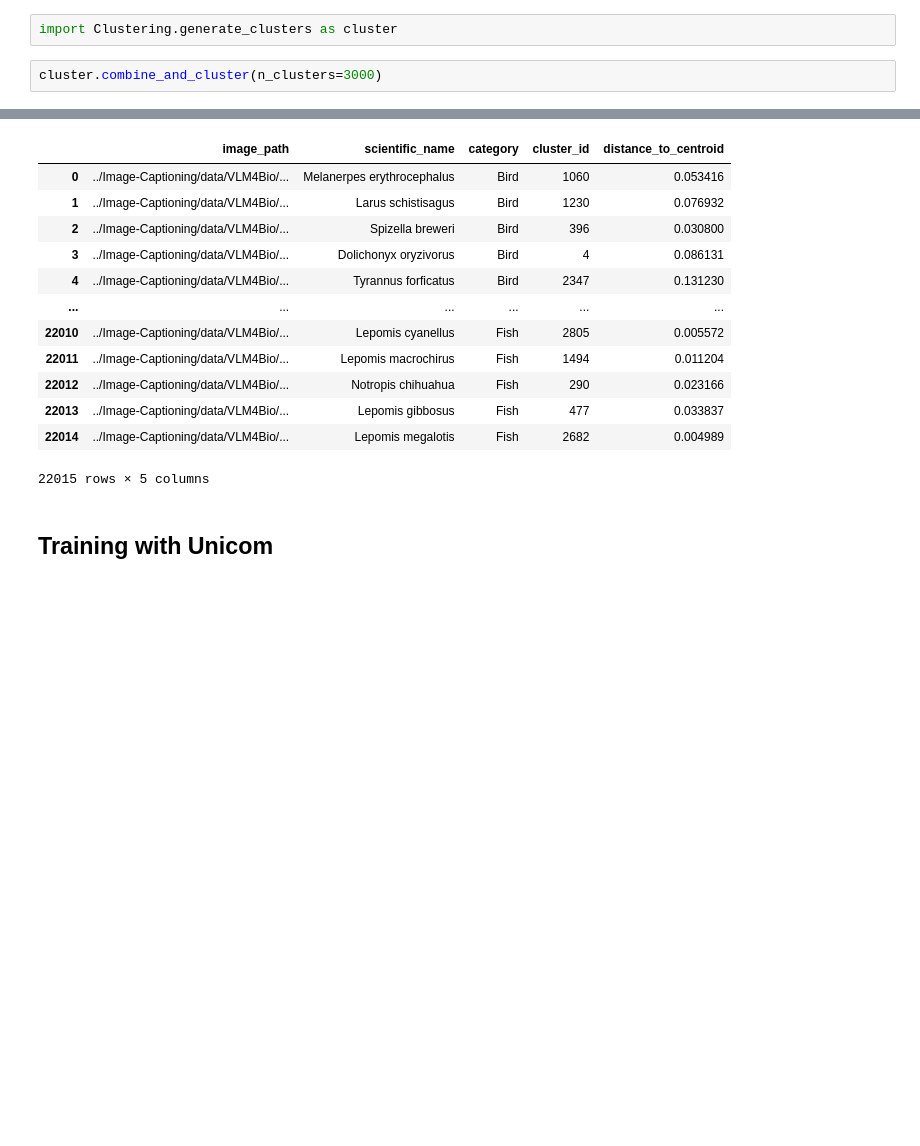
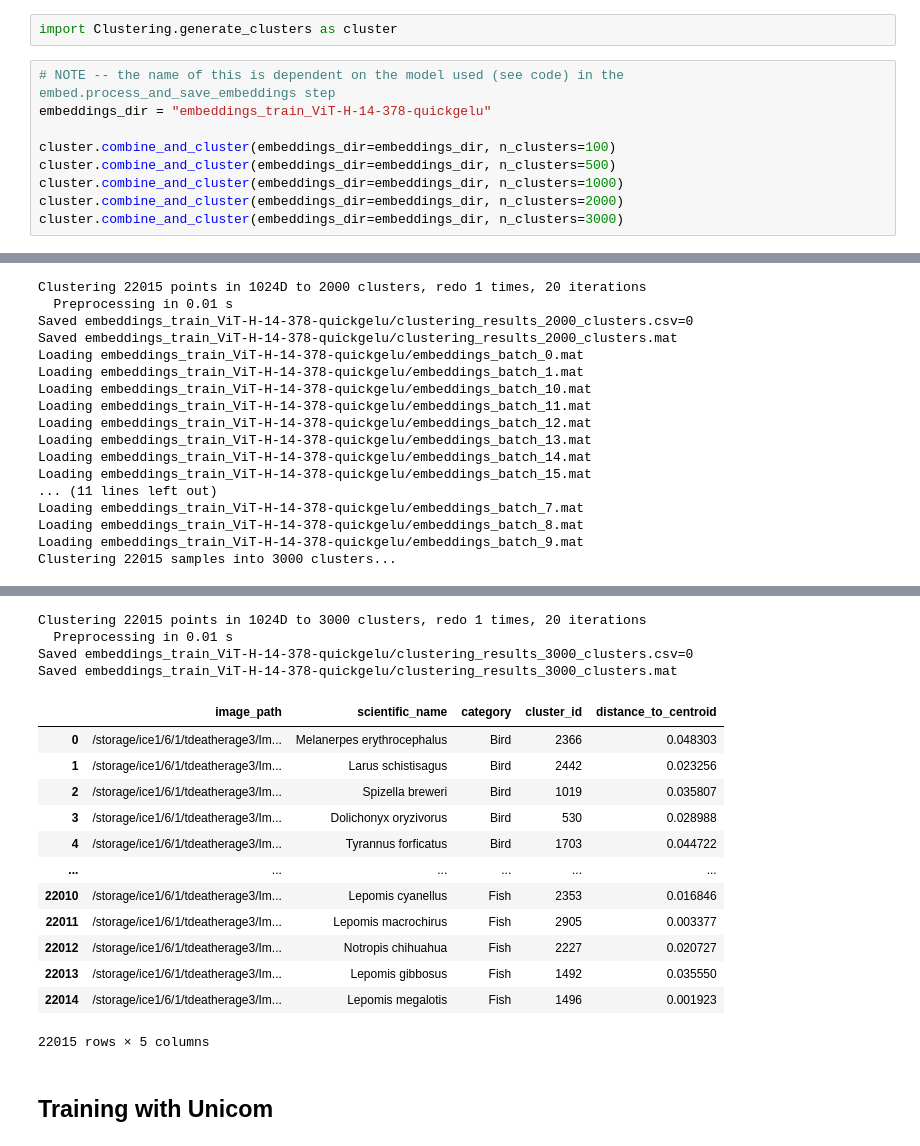
Before and after one commit to BioCosmos-AI/BioCosmos, a Jupyter notebook: jupyter-workpad/thomas_scratchpad/Unicom-training/cluster_and_unicom_training.ipynb, the cells around one changed output, grey strips where cells are left out. Drawn from its saved outputs; the diff is of its cells as text; blank space fills up the shorter version.

```diff
--- a/jupyter-workpad/thomas_scratchpad/Unicom-training/cluster_and_unicom_training.ipynb
+++ b/jupyter-workpad/thomas_scratchpad/Unicom-training/cluster_and_unicom_training.ipynb
@@ -79,5 +81,12 @@ Saved batch 21
 # %%
 import Clustering.generate_clusters as cluster
 # %%
-cluster.combine_and_cluster(n_clusters=3000)
+# NOTE -- the name of this is dependent on the model used (see code) in the embed.process_and_save_embeddings step
+embeddings_dir = "embeddings_train_ViT-H-14-378-quickgelu"
+
+cluster.combine_and_cluster(embeddings_dir=embeddings_dir, n_clusters=100)
+cluster.combine_and_cluster(embeddings_dir=embeddings_dir, n_clusters=500)
+cluster.combine_and_cluster(embeddings_dir=embeddings_dir, n_clusters=1000)
+cluster.combine_and_cluster(embeddings_dir=embeddings_dir, n_clusters=2000)
+cluster.combine_and_cluster(embeddings_dir=embeddings_dir, n_clusters=3000)
 # %% [output]
@@ -105,0 +129,17 @@ Saved clustering_results.mat
+Clustering 22015 points in 1024D to 2000 clusters, redo 1 times, 20 iterations
+  Preprocessing in 0.01 s
+Saved embeddings_train_ViT-H-14-378-quickgelu/clustering_results_2000_clusters.csv=0
+Saved embeddings_train_ViT-H-14-378-quickgelu/clustering_results_2000_clusters.mat
+Loading embeddings_train_ViT-H-14-378-quickgelu/embeddings_batch_0.mat
+Loading embeddings_train_ViT-H-14-378-quickgelu/embeddings_batch_1.mat
+Loading embeddings_train_ViT-H-14-378-quickgelu/embeddings_batch_10.mat
+Loading embeddings_train_ViT-H-14-378-quickgelu/embeddings_batch_11.mat
+Loading embeddings_train_ViT-H-14-378-quickgelu/embeddings_batch_12.mat
+Loading embeddings_train_ViT-H-14-378-quickgelu/embeddings_batch_13.mat
+Loading embeddings_train_ViT-H-14-378-quickgelu/embeddings_batch_14.mat
+Loading embeddings_train_ViT-H-14-378-quickgelu/embeddings_batch_15.mat
+... (11 lines left out)
+Loading embeddings_train_ViT-H-14-378-quickgelu/embeddings_batch_7.mat
+Loading embeddings_train_ViT-H-14-378-quickgelu/embeddings_batch_8.mat
+Loading embeddings_train_ViT-H-14-378-quickgelu/embeddings_batch_9.mat
+Clustering 22015 samples into 3000 clusters...
@@ -106,16 +147,20 @@ Saved clustering_results.mat
+Clustering 22015 points in 1024D to 3000 clusters, redo 1 times, 20 iterations
+  Preprocessing in 0.01 s
+Saved embeddings_train_ViT-H-14-378-quickgelu/clustering_results_3000_clusters.csv=0
+Saved embeddings_train_ViT-H-14-378-quickgelu/clustering_results_3000_clusters.mat
 |  | image_path | scientific_name | category | cluster_id | distance_to_centroid |
-| 0 | ../Image-Captioning/data/VLM4Bio/... | Melanerpes erythrocephalus | Bird | 1060 | 0.053416 |
-| 1 | ../Image-Captioning/data/VLM4Bio/... | Larus schistisagus | Bird | 1230 | 0.076932 |
-| 2 | ../Image-Captioning/data/VLM4Bio/... | Spizella breweri | Bird | 396 | 0.030800 |
-| 3 | ../Image-Captioning/data/VLM4Bio/... | Dolichonyx oryzivorus | Bird | 4 | 0.086131 |
-| 4 | ../Image-Captioning/data/VLM4Bio/... | Tyrannus forficatus | Bird | 2347 | 0.131230 |
+| 0 | /storage/ice1/6/1/tdeatherage3/Im... | Melanerpes erythrocephalus | Bird | 2366 | 0.048303 |
+| 1 | /storage/ice1/6/1/tdeatherage3/Im... | Larus schistisagus | Bird | 2442 | 0.023256 |
+| 2 | /storage/ice1/6/1/tdeatherage3/Im... | Spizella breweri | Bird | 1019 | 0.035807 |
+| 3 | /storage/ice1/6/1/tdeatherage3/Im... | Dolichonyx oryzivorus | Bird | 530 | 0.028988 |
+| 4 | /storage/ice1/6/1/tdeatherage3/Im... | Tyrannus forficatus | Bird | 1703 | 0.044722 |
 | ... | ... | ... | ... | ... | ... |
-| 22010 | ../Image-Captioning/data/VLM4Bio/... | Lepomis cyanellus | Fish | 2805 | 0.005572 |
-| 22011 | ../Image-Captioning/data/VLM4Bio/... | Lepomis macrochirus | Fish | 1494 | 0.011204 |
-| 22012 | ../Image-Captioning/data/VLM4Bio/... | Notropis chihuahua | Fish | 290 | 0.023166 |
-| 22013 | ../Image-Captioning/data/VLM4Bio/... | Lepomis gibbosus | Fish | 477 | 0.033837 |
-| 22014 | ../Image-Captioning/data/VLM4Bio/... | Lepomis megalotis | Fish | 2682 | 0.004989 |
+| 22010 | /storage/ice1/6/1/tdeatherage3/Im... | Lepomis cyanellus | Fish | 2353 | 0.016846 |
+| 22011 | /storage/ice1/6/1/tdeatherage3/Im... | Lepomis macrochirus | Fish | 2905 | 0.003377 |
+| 22012 | /storage/ice1/6/1/tdeatherage3/Im... | Notropis chihuahua | Fish | 2227 | 0.020727 |
+| 22013 | /storage/ice1/6/1/tdeatherage3/Im... | Lepomis gibbosus | Fish | 1492 | 0.035550 |
+| 22014 | /storage/ice1/6/1/tdeatherage3/Im... | Lepomis megalotis | Fish | 1496 | 0.001923 |
-22015 rows × 5 columns
+22015 rows × 5 columns
 # %% [markdown]
 ## Training with Unicom
 # %% [markdown]
```
Also changed, not shown: parts of 17 cells of this notebook, 7 other files.
